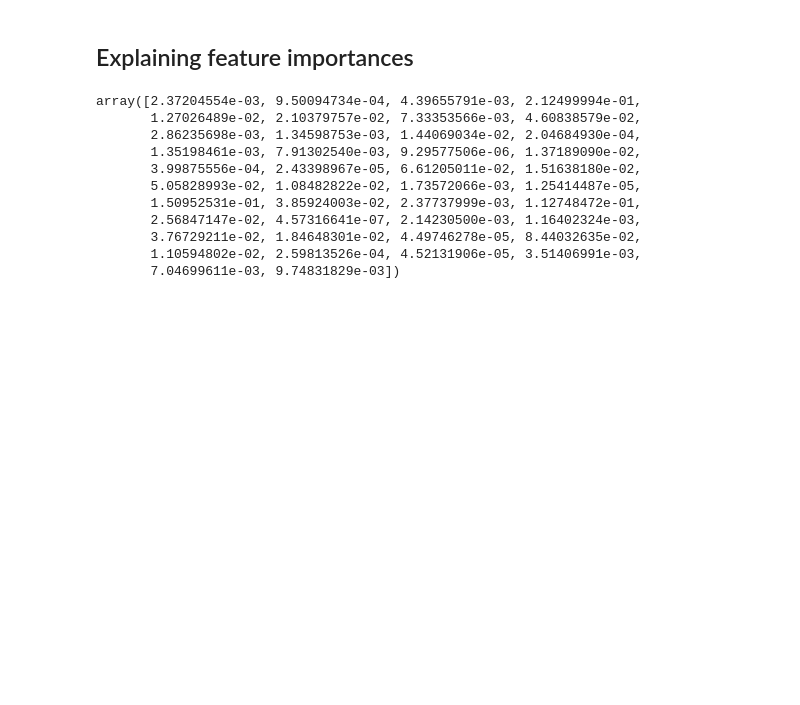
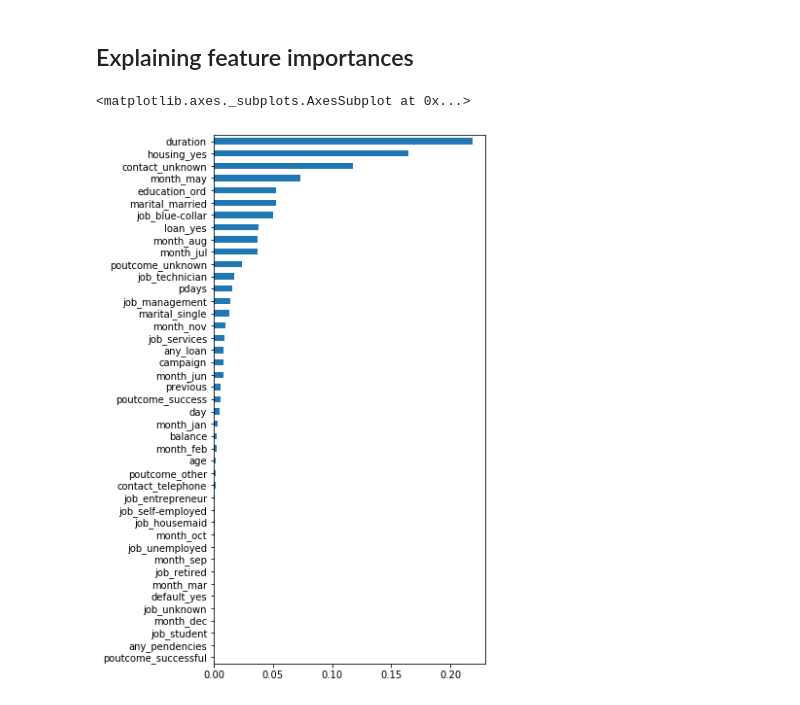
Before and after one commit to murilommen/data-insight-assessment, a Jupyter notebook: data_exploration.ipynb, the cells around one changed output. Cells and saved outputs as stored; diff of their text form; code cells hidden in the pictures; blank space fills up the shorter version.

```diff
--- a/data_exploration.ipynb
+++ b/data_exploration.ipynb
@@ -437,20 +488,11 @@ weighted avg       0.89      0.89      0.89     21921
 # %% [markdown]
 ## Explaining feature importances
-# %%
-# Random Forest feature importances
-# Random Forest node plot
-clf.feature_importances_
-# %% [output]
-array([2.37204554e-03, 9.50094734e-04, 4.39655791e-03, 2.12499994e-01,
-       1.27026489e-02, 2.10379757e-02, 7.33353566e-03, 4.60838579e-02,
-       2.86235698e-03, 1.34598753e-03, 1.44069034e-02, 2.04684930e-04,
-       1.35198461e-03, 7.91302540e-03, 9.29577506e-06, 1.37189090e-02,
-       3.99875556e-04, 2.43398967e-05, 6.61205011e-02, 1.51638180e-02,
-       5.05828993e-02, 1.08482822e-02, 1.73572066e-03, 1.25414487e-05,
-       1.50952531e-01, 3.85924003e-02, 2.37737999e-03, 1.12748472e-01,
-       2.56847147e-02, 4.57316641e-07, 2.14230500e-03, 1.16402324e-03,
-       3.76729211e-02, 1.84648301e-02, 4.49746278e-05, 8.44032635e-02,
-       1.10594802e-02, 2.59813526e-04, 4.52131906e-05, 3.51406991e-03,
-       7.04699611e-03, 9.74831829e-03])
+# %%
+feat_importances = pd.Series(clf.feature_importances_, index=X.columns).sort_values(ascending=True)
+plt.figure(figsize=(5,10))
+feat_importances.plot.barh()
+# %% [output]
+<matplotlib.axes._subplots.AxesSubplot at 0x...>
+[figure, added]
 # %%
 # SHAPley
```
Also changed, not shown: parts of 20 cells of this notebook.
